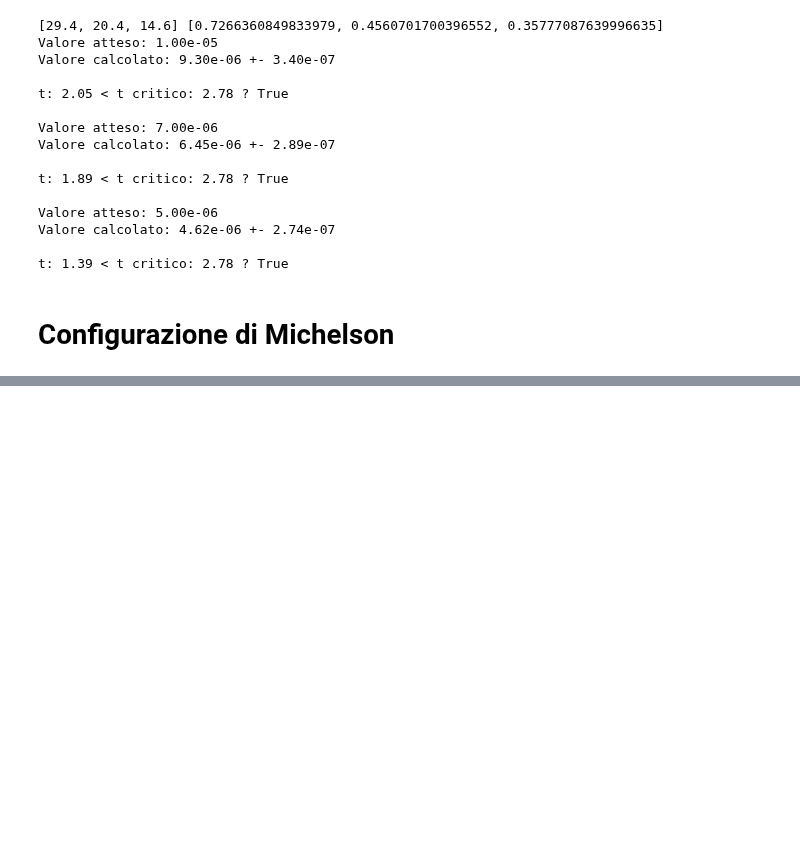
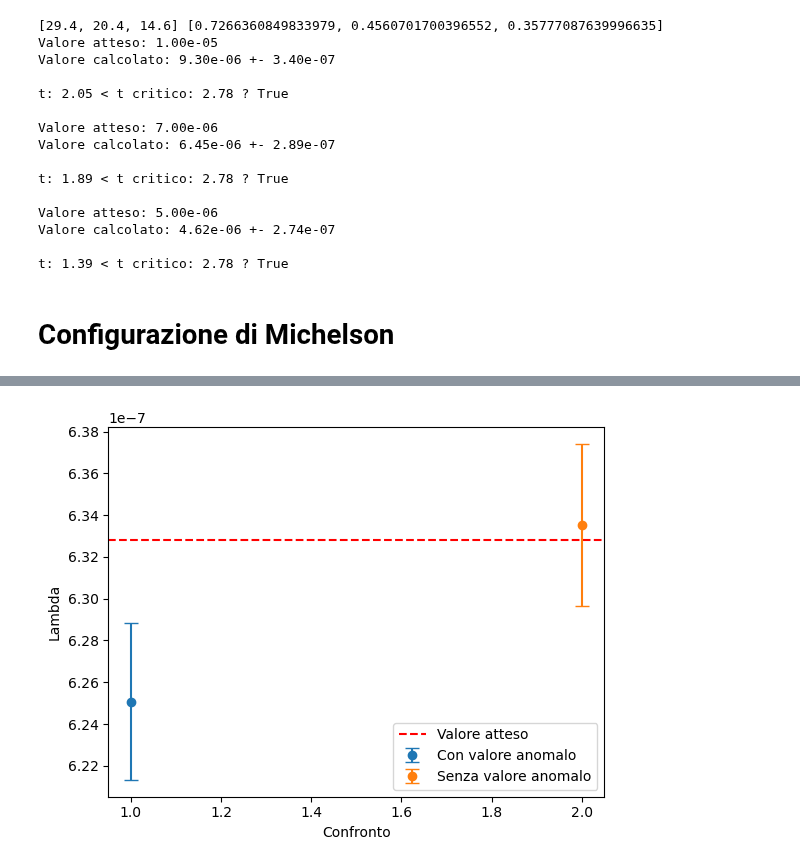
Before and after one commit to ARossiUnimib/Laboratorio-2---Gruppo-21-A.A.-2023-24, a Jupyter notebook: Notebooks/Interferometro.ipynb, the cells around one changed output, grey strips where cells are left out. Cells and saved outputs as stored; diff of their text form; code cells hidden in the pictures; blank space fills up the shorter version.

```diff
--- a/Notebooks/Interferometro.ipynb
+++ b/Notebooks/Interferometro.ipynb
@@ -403,0 +402,21 @@ display(m)
+# %%
+# confronta con lambda_con_2 e lambda_senza_2 con valore atteso, disegna una retta
+# orizzontale per il valore vero e rappresenta lambda_con_2 e lambda_senza_2 con le loro barre d'errore e dei trattini che le delimitano
+
+import matplotlib.pyplot as plt
+
+plt.axhline(y=_lambda, color='r', linestyle='--', label="Valore atteso")
+plt.errorbar(1, lambda_con_2, yerr=err_lambda_con_2, fmt="o", label="Con valore anomalo", capsize=5)
+plt.errorbar(2, lambda_senza_2, yerr=err_lambda_senza_2, fmt="o", label="Senza valore anomalo", capsize=5)
+
+plt.xlabel("Confronto")
+plt.ylabel("Lambda")
+
+
+#posiziona la legenda in basso a destra
+plt.legend(loc="lower right")
+
+# rendi più belle le barre di errore
+plt.show()
+# %% [output]
+[figure, added]
```
Also changed, not shown: parts of 6 cells of this notebook, 1 other file.
